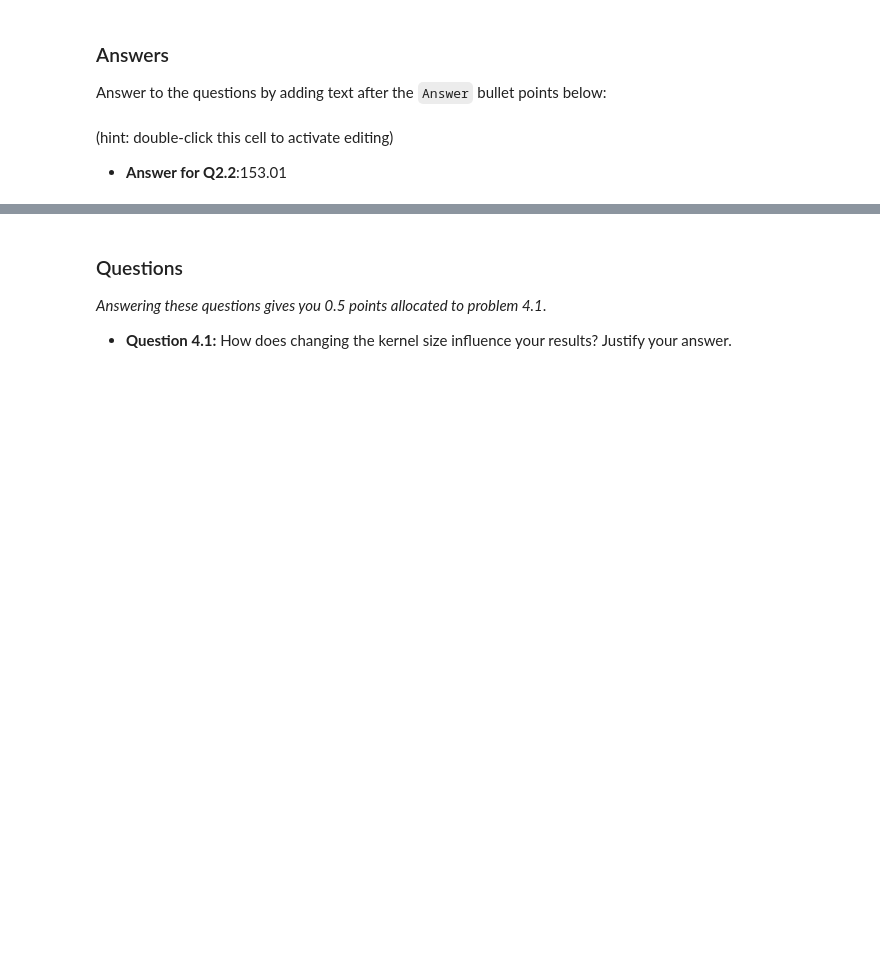
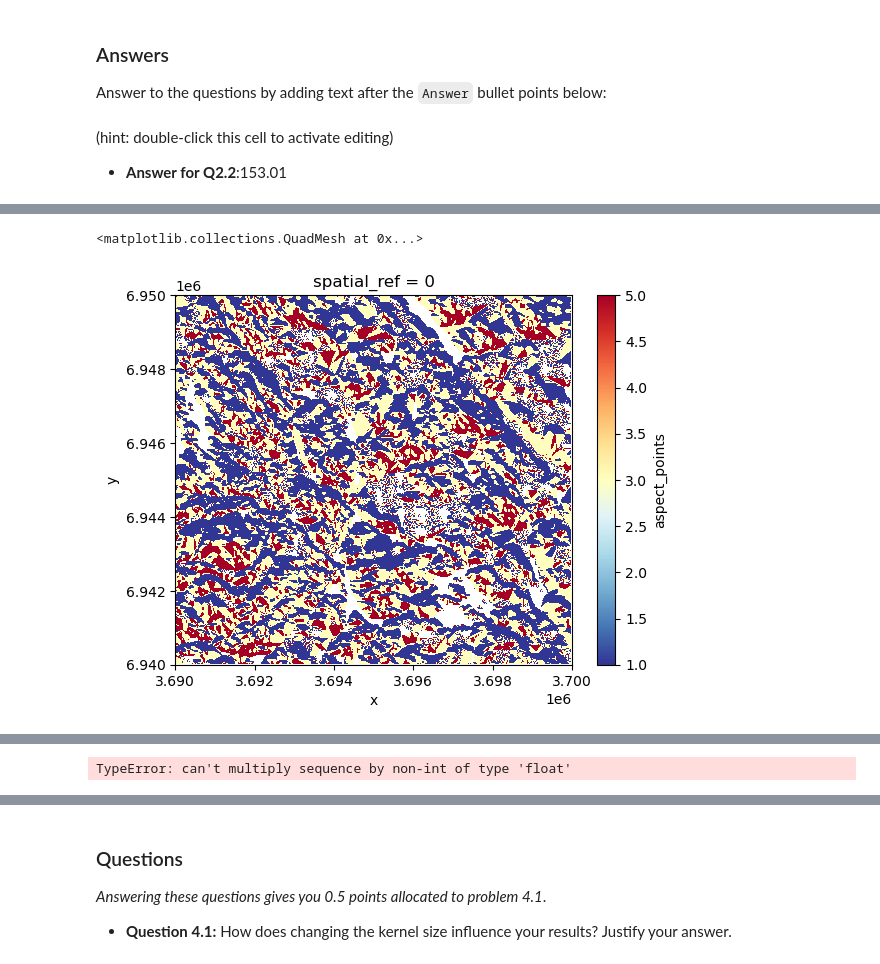
Before and after one commit to KoodiMalpo/Exercise_4_KoodiMalpo, a Jupyter notebook: Exercise-4.ipynb, the cells around one changed output, grey strips where cells are left out. Cells and saved outputs as stored; diff of their text form; code cells hidden in the pictures; blank space fills up the shorter version.

```diff
--- a/Exercise-4.ipynb
+++ b/Exercise-4.ipynb
@@ -442,19 +445,22 @@ raise NotImplementedError()
 # %%
 # Reclassify aspect into 3 classes where:
 # - aspects pointing South (between 150-210 degrees) get biggest value 5
 # - aspects pointing East or West (between 90-150 and 210-270) get value 3
 # - aspects point North (below 90 degrees and above 270 degrees) get value 1
 
 # You can use these which define the custom classifier as described above
 bins = [90, 150, 210, 270, 360]
 new_values = [1, 3, 5, 3, 1]
 
 # Classify
-data["aspect_points"] = "ADD YOUR COMMAND HERE"
+data["aspect_points"] = xs.reclassify(data["aspect"], bins=bins, new_values=new_values)
 
 
 # REPLACE THE ERROR BELOW WITH YOUR OWN CODE
-raise NotImplementedError()
+data["aspect_points"].plot(cmap="RdYlBu_r")
+# %% [output]
+<matplotlib.collections.QuadMesh at 0x...>
+[figure, added]
 # %% [markdown]
 ## Problem 3 - Local map algebra (2 points)
 
@@ -475,7 +481,11 @@ Hence, we give most weight (60 %) to the aspect and equal amount of weight for t
 *Example map showing the suitability index. The higher the value, the better suited it is for building/buying a summer cottage based on our criteria.*
 # %%
 # REPLACE THE ERROR BELOW WITH YOUR OWN CODE
-raise NotImplementedError()
+data["suitability_index"] = 0.2*["elevation_points"] + 0.6*data["aspect_points"] + 0.2*data["slope_points"]
+
+data["suitability_index"].plot(cmap="RdYlBu_r")
+# %% [output]
+TypeError: can't multiply sequence by non-int of type 'float'
 # %% [markdown]
 ## Problem 4 - Smooth the surface with focal map algebra (2 points)
 
```
Also changed, not shown: parts of 3 cells of this notebook.
